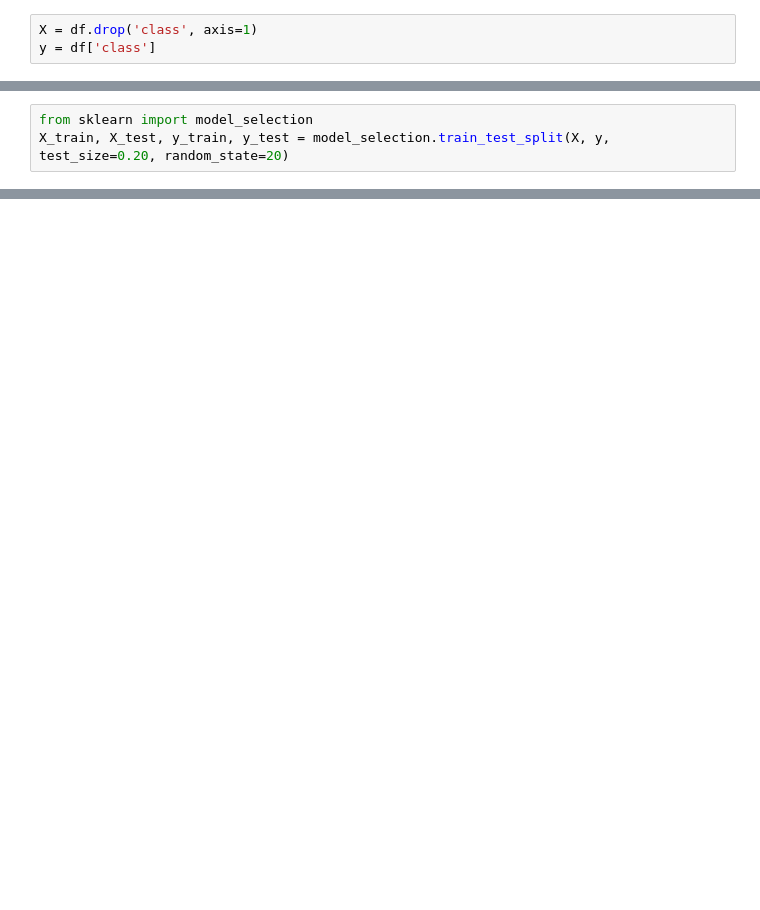
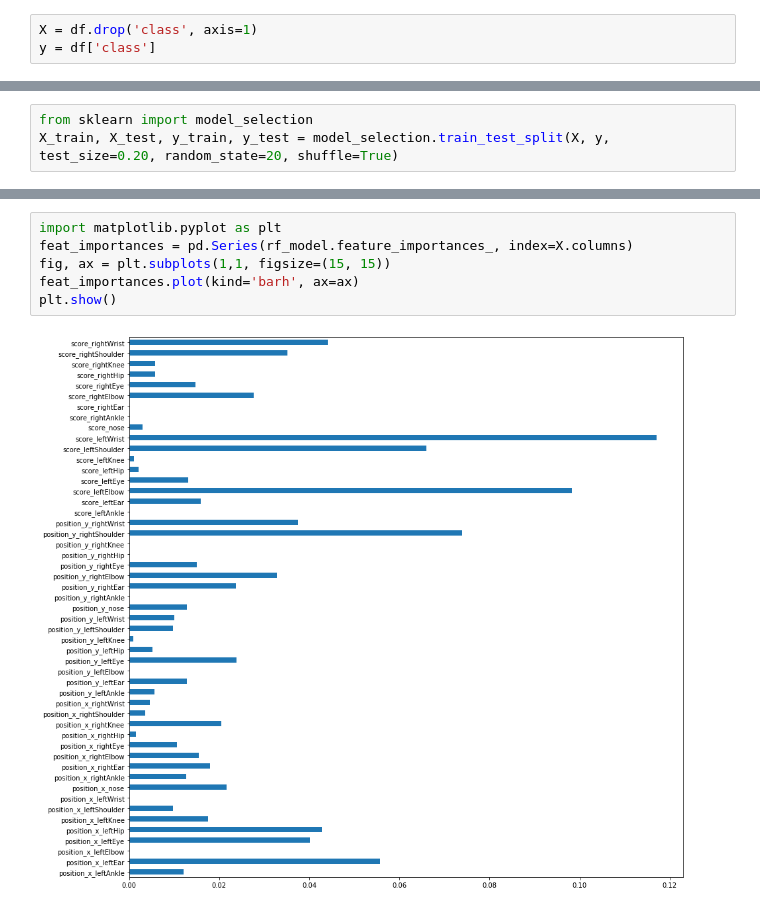
Before and after one commit to Manoj13-coder/bitrate, a Jupyter notebook: ymca_classifier.ipynb, the cells around one changed output, grey strips where cells are left out. Saved outputs shown, nothing was run; the diff lists cells and outputs as text; blank space fills up the shorter version.

```diff
--- a/ymca_classifier.ipynb
+++ b/ymca_classifier.ipynb
@@ -44,6 +57,6 @@ y = df['class']
 # %%
 from sklearn import model_selection
-X_train, X_test, y_train, y_test = model_selection.train_test_split(X, y, test_size=0.20, random_state=20)
+X_train, X_test, y_train, y_test = model_selection.train_test_split(X, y, test_size=0.20, random_state=20, shuffle=True)
 # %%
 from sklearn.ensemble import RandomForestClassifier
 rf_model = RandomForestClassifier(max_depth=2, random_state = 123)
@@ -61,0 +86,8 @@ Number of mislabeled points out of a total 25 points : 5
+# %%
+import matplotlib.pyplot as plt
+feat_importances = pd.Series(rf_model.feature_importances_, index=X.columns)
+fig, ax = plt.subplots(1,1, figsize=(15, 15))
+feat_importances.plot(kind='barh', ax=ax)
+plt.show()
+# %% [output]
+[figure, added]
```
Also changed, not shown: parts of 7 cells of this notebook, 4 other files.
